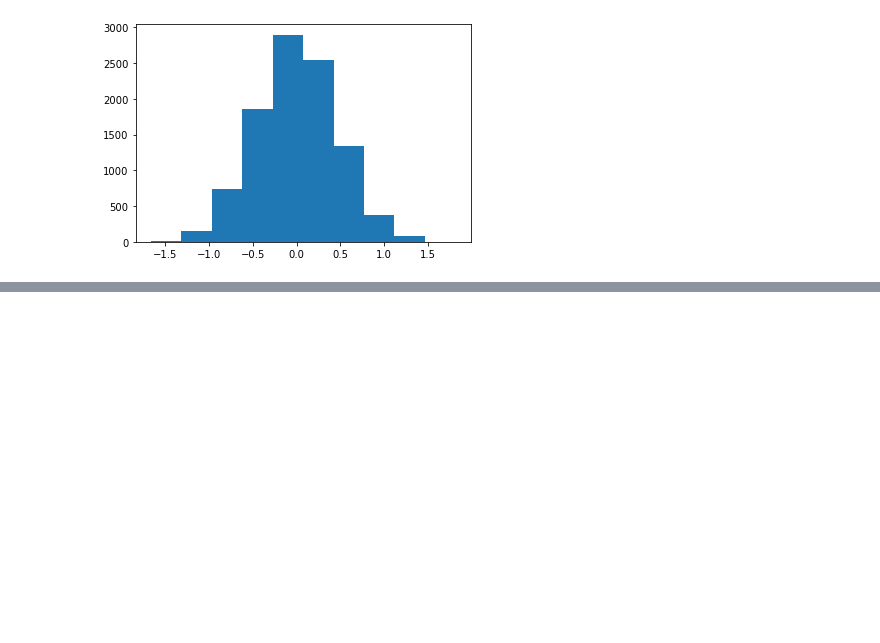
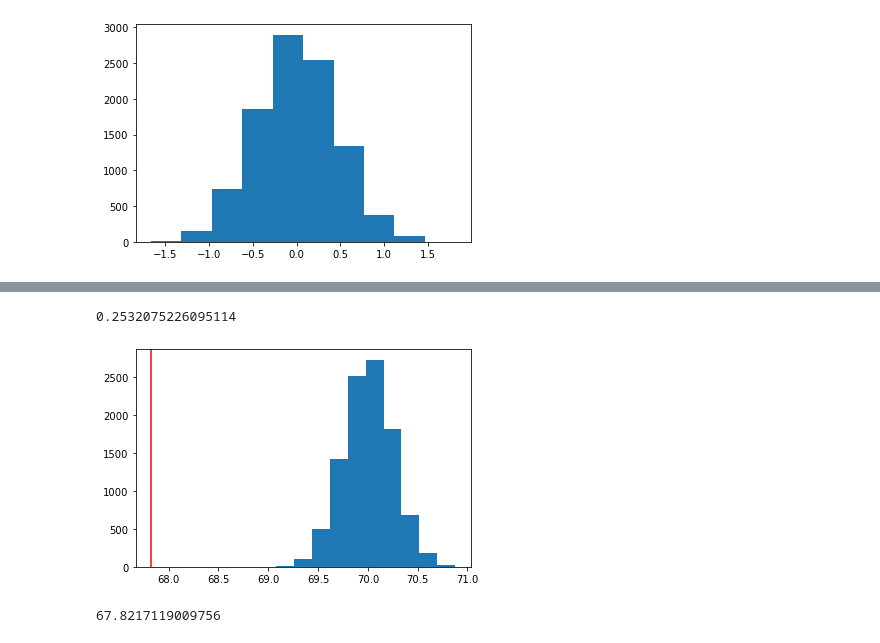
Before and after one commit to tharcyla/practical-statistics, a Jupyter notebook: 12_Hypothesis-Testing.ipynb, the cells around one changed output, grey strips where cells are left out. Cells and saved outputs as stored; diff of their text form; code cells hidden in the pictures; blank space fills up the shorter version.

```diff
--- a/12_Hypothesis-Testing.ipynb
+++ b/12_Hypothesis-Testing.ipynb
@@ -237,0 +255,32 @@ plt.hist(null_vals);
+# %%
+# create a sample from our data
+sample_df = df.sample(150)
+# %%
+# create our bootstrap sample
+bootsample = sample_df.sample(150, replace=True)
+# %%
+# bootstrap from the sample
+means = []
+for _ in range(int(1e4)):
+    bootsample = sample_df.sample(150, replace=True)
+    means.append(bootsample['height'].mean())
+# %%
+# standard deviation
+np.std(means)
+# %% [output]
+0.2532075226095114
+# %%
+# create a random sample for the null values
+null_vals = np.random.normal(70, np.std(means), int(1e4))
+# %%
+# plot the null values
+plt.hist(null_vals)
+plt.axvline(sample_df['height'].mean(), color='r');
+# %% [output]
+[figure, added]
+# %%
+# find the sample mean
+sample_mean = sample_df['height'].mean()
+sample_mean
+# %% [output]
+67.8217119009756
```
Also changed, not shown: parts of 60 cells of this notebook.
